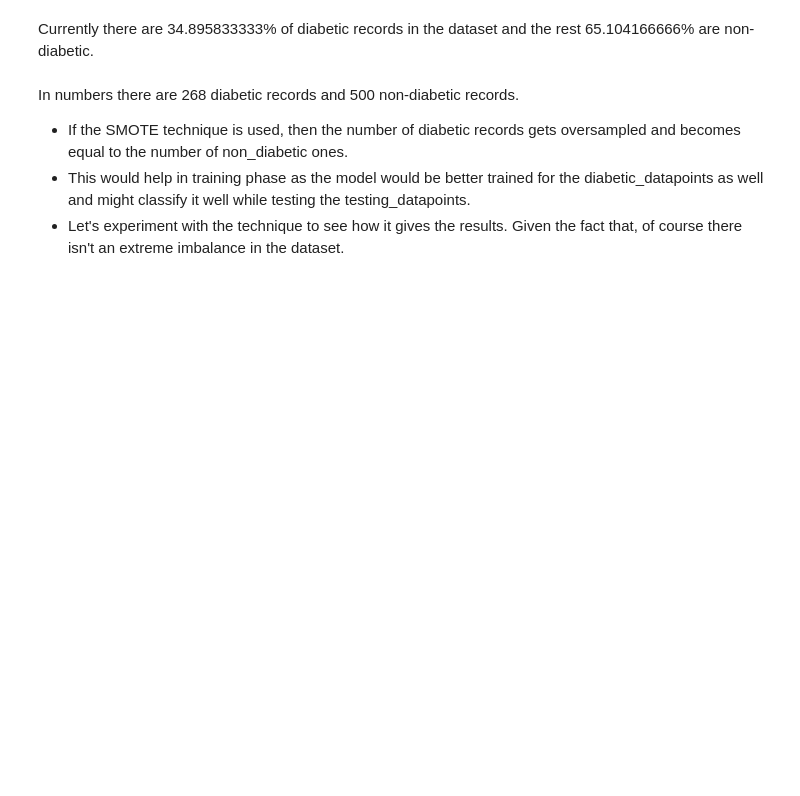
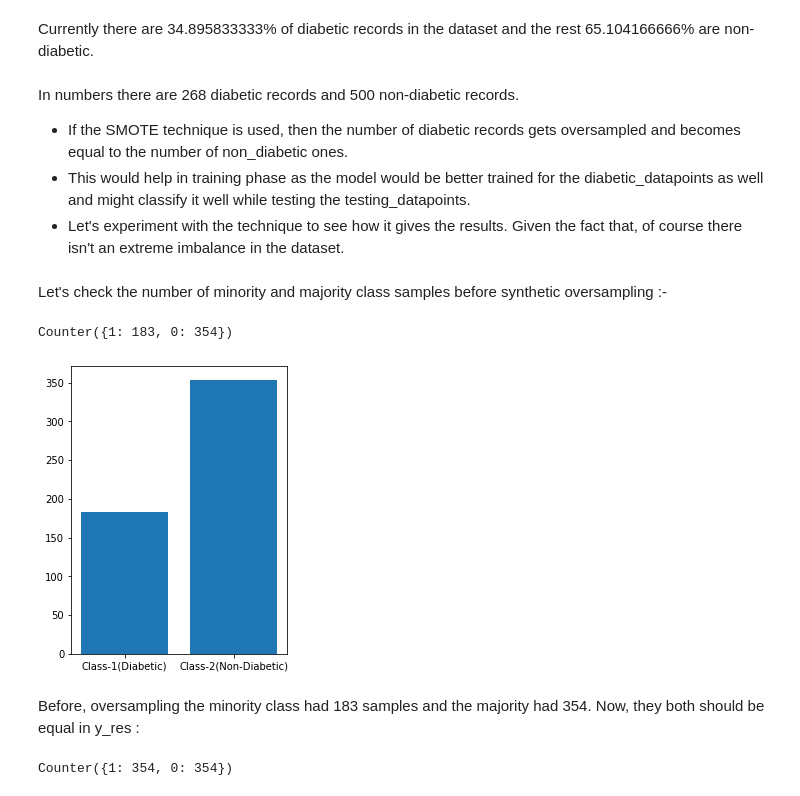
Before and after one commit to Patel27-S/Diabetes-Prediction---Data-Mining, a Jupyter notebook: DiabetesPrediction.ipynb, the cells around one changed output. Saved outputs shown, nothing was run; the diff lists cells and outputs as text; code cells hidden in the pictures; blank space fills up the shorter version.

```diff
--- a/DiabetesPrediction.ipynb
+++ b/DiabetesPrediction.ipynb
@@ -2085,0 +2090,16 @@ In numbers there are 268 diabetic records and 500 non-diabetic records.
+# %% [markdown]
+Let's check the number of minority and majority class samples before synthetic oversampling :-
+# %%
+counter_ = Counter(y_train)
+counter_
+# %% [output]
+Counter({1: 183, 0: 354})
+# %%
+fig_2 = plt.figure()
+ax_2 = fig_2.add_axes([1,1,0.5,1])
+classes = ['Class-1(Diabetic)', 'Class-2(Non-Diabetic)']
+samples = [len(y_train[y_train==1]), len(y_train[y_train==0])]
+ax_2.bar(classes,samples)
+plt.show()
+# %% [output]
+[figure, added]
@@ -2085,0 +2108,7 @@ In numbers there are 268 diabetic records and 500 non-diabetic records.
+# %% [markdown]
+Before, oversampling the minority class had 183 samples and the majority had 354. Now, they both should be equal in y_res :
+# %%
+counter = Counter(y_res)
+counter
+# %% [output]
+Counter({1: 354, 0: 354})
```
Also changed, not shown: parts of 58 cells of this notebook.
